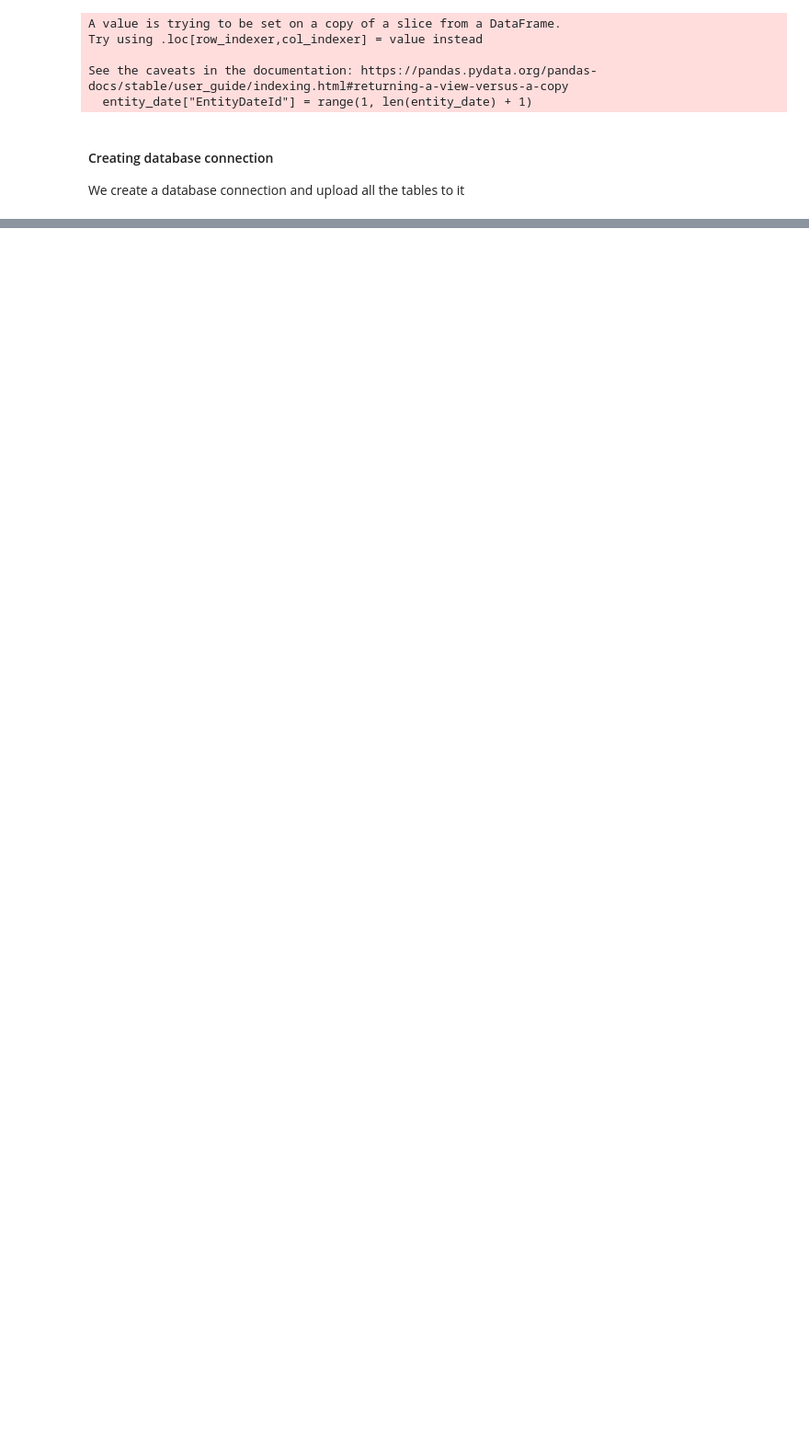
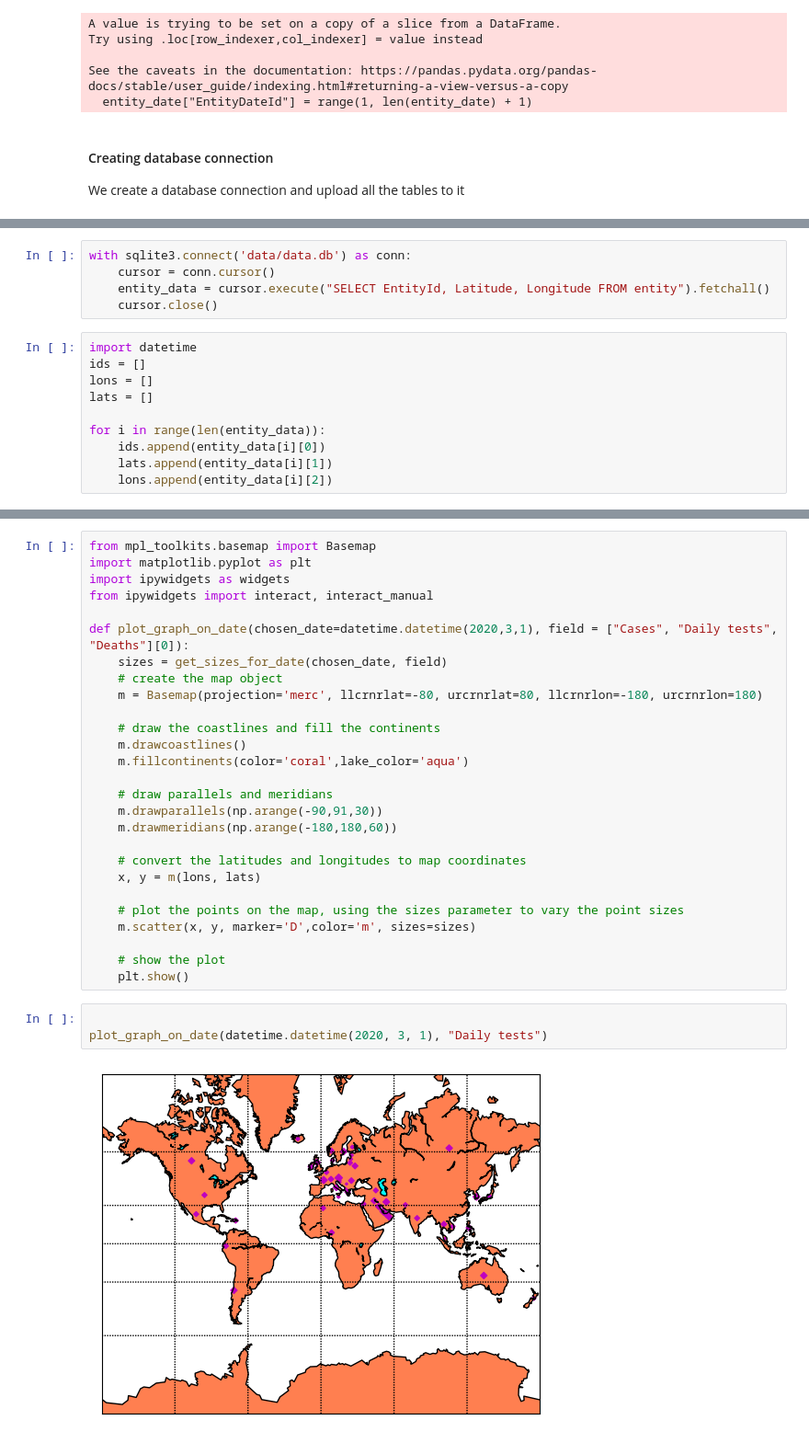
Before and after one commit to ManikaHennedige/COVID-Data-Exploration, a Jupyter notebook: data-exploration.ipynb, the cells around one changed output, grey strips where cells are left out. Shown: that part at 92% size. Cells and saved outputs as stored; diff of their text form; blank space fills up the shorter version.

Commit message:
Add initial visualisation

```diff
--- a/data-exploration.ipynb
+++ b/data-exploration.ipynb
@@ -198,0 +255,15 @@ entity_date.to_sql('entity_date', con=conn, dtype={'EntityDateId': 'INTEGER PRIM
+# %%
+with sqlite3.connect('data/data.db') as conn:
+    cursor = conn.cursor()
+    entity_data = cursor.execute("SELECT EntityId, Latitude, Longitude FROM entity").fetchall()
+    cursor.close()
+# %%
+import datetime
+ids = []
+lons = []
+lats = []
+
+for i in range(len(entity_data)):
+    ids.append(entity_data[i][0])
+    lats.append(entity_data[i][1])
+    lons.append(entity_data[i][2])
@@ -198,0 +290,32 @@ entity_date.to_sql('entity_date', con=conn, dtype={'EntityDateId': 'INTEGER PRIM
+# %%
+from mpl_toolkits.basemap import Basemap
+import matplotlib.pyplot as plt
+import ipywidgets as widgets
+from ipywidgets import interact, interact_manual
+
+def plot_graph_on_date(chosen_date=datetime.datetime(2020,3,1), field = ["Cases", "Daily tests", "Deaths"][0]):
+    sizes = get_sizes_for_date(chosen_date, field)
+    # create the map object
+    m = Basemap(projection='merc', llcrnrlat=-80, urcrnrlat=80, llcrnrlon=-180, urcrnrlon=180)
+
+    # draw the coastlines and fill the continents
+    m.drawcoastlines()
+    m.fillcontinents(color='coral',lake_color='aqua')
+
+    # draw parallels and meridians
+    m.drawparallels(np.arange(-90,91,30))
+    m.drawmeridians(np.arange(-180,180,60))
+
+    # convert the latitudes and longitudes to map coordinates
+    x, y = m(lons, lats)
+
+    # plot the points on the map, using the sizes parameter to vary the point sizes
+    m.scatter(x, y, marker='D',color='m', sizes=sizes)
+
+    # show the plot
+    plt.show()
+# %%
+
+plot_graph_on_date(datetime.datetime(2020, 3, 1), "Daily tests")
+# %% [output]
+[figure, added]
```
Also changed, not shown: parts of 11 cells of this notebook, 1 other file.
